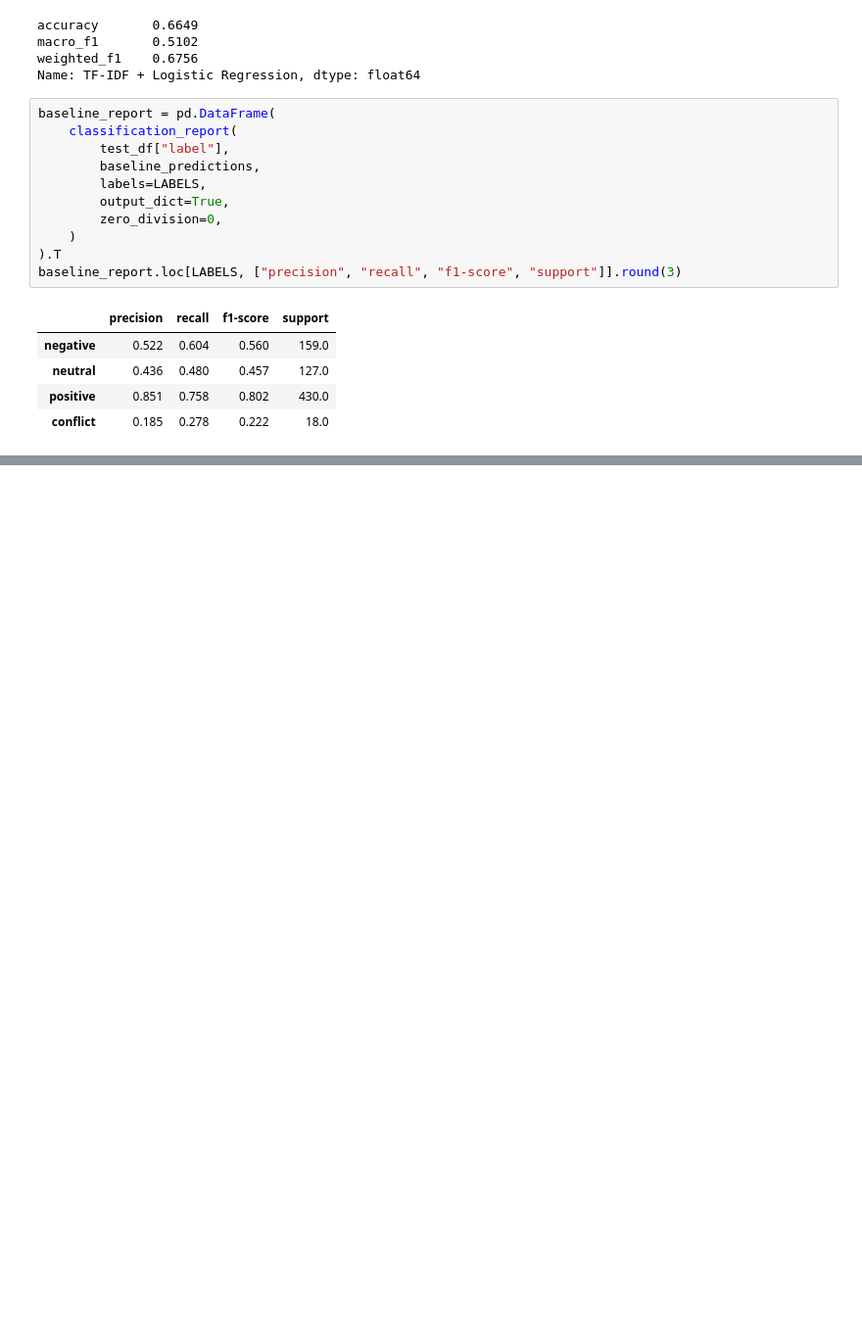
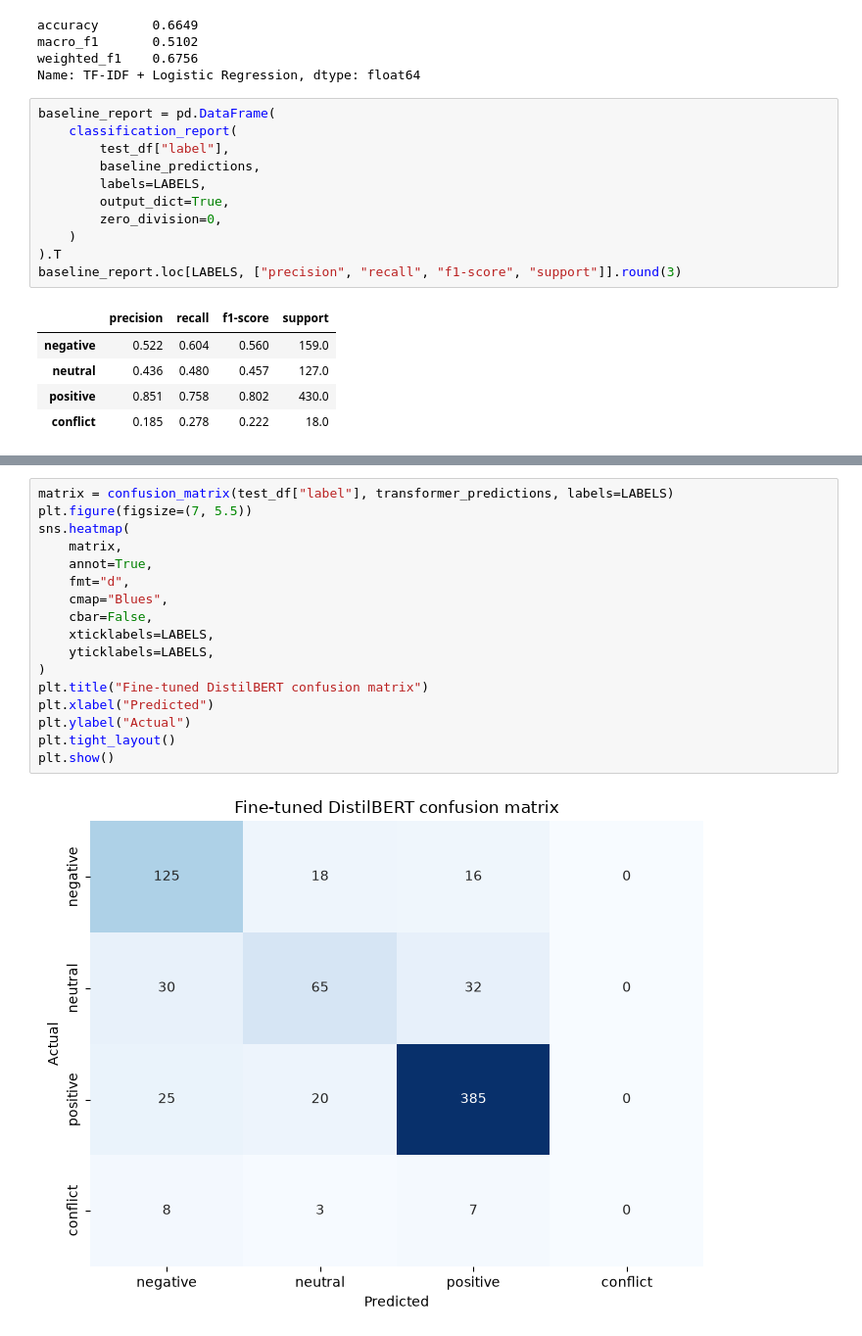
Before and after one commit to praiseprince/absa-customer-insights-phase2, a Jupyter notebook: Group-1-Phase-2-code-Praise-Marya-Ashmit.ipynb, the cells around one changed output, grey strips where cells are left out. Shown at 98% size. Drawn from its saved outputs; the diff is of its cells as text; blank space fills up the shorter version.

```diff
--- a/Group-1-Phase-2-code-Praise-Marya-Ashmit.ipynb
+++ b/Group-1-Phase-2-code-Praise-Marya-Ashmit.ipynb
@@ -187,0 +382,19 @@ Fine-tune DistilBERT and compare it with this baseline on the same held-out exam
+# %%
+matrix = confusion_matrix(test_df["label"], transformer_predictions, labels=LABELS)
+plt.figure(figsize=(7, 5.5))
+sns.heatmap(
+    matrix,
+    annot=True,
+    fmt="d",
+    cmap="Blues",
+    cbar=False,
+    xticklabels=LABELS,
+    yticklabels=LABELS,
+)
+plt.title("Fine-tuned DistilBERT confusion matrix")
+plt.xlabel("Predicted")
+plt.ylabel("Actual")
+plt.tight_layout()
+plt.show()
+# %% [output]
+[figure, added]
```
Also changed, not shown: parts of 14 cells of this notebook.
